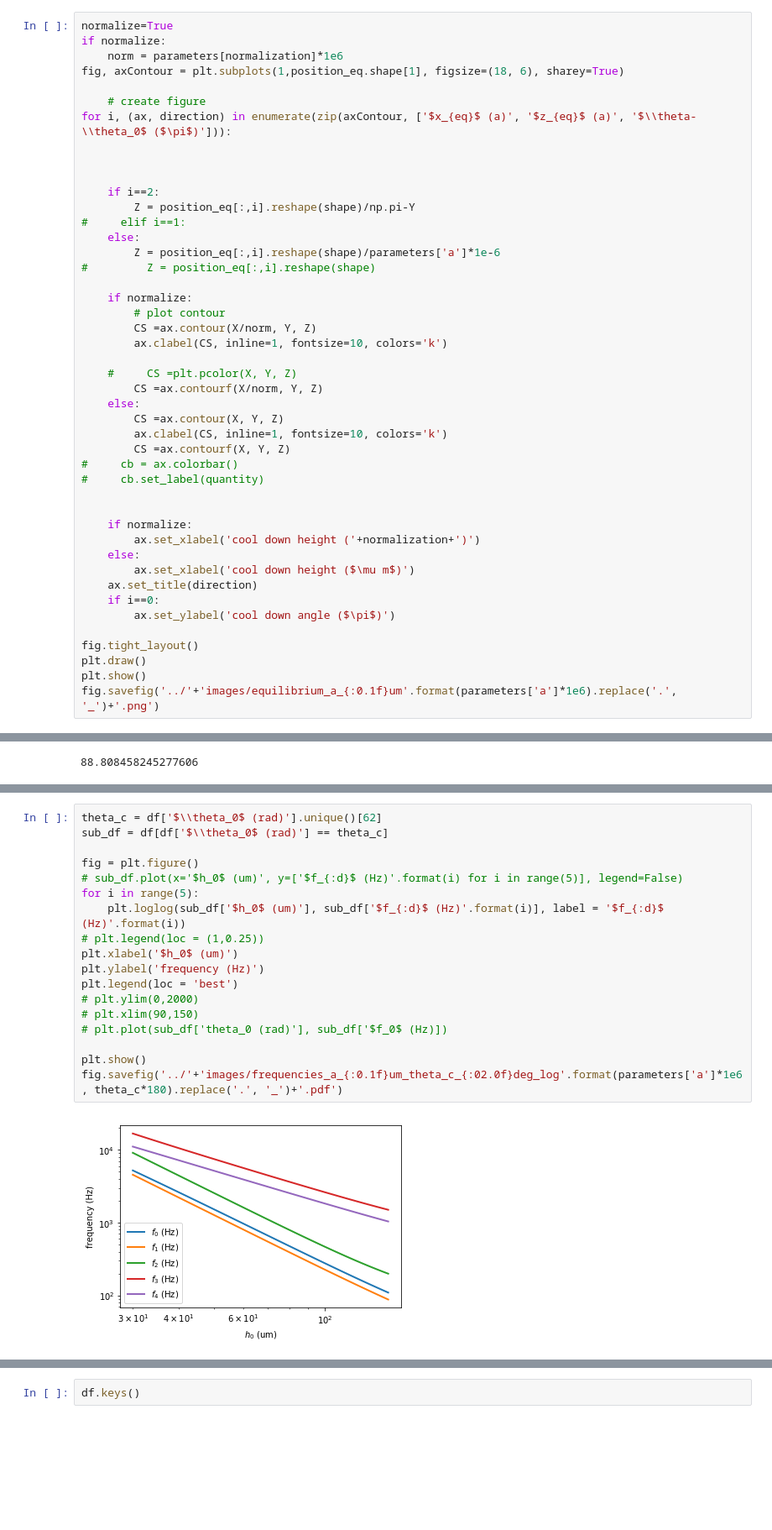
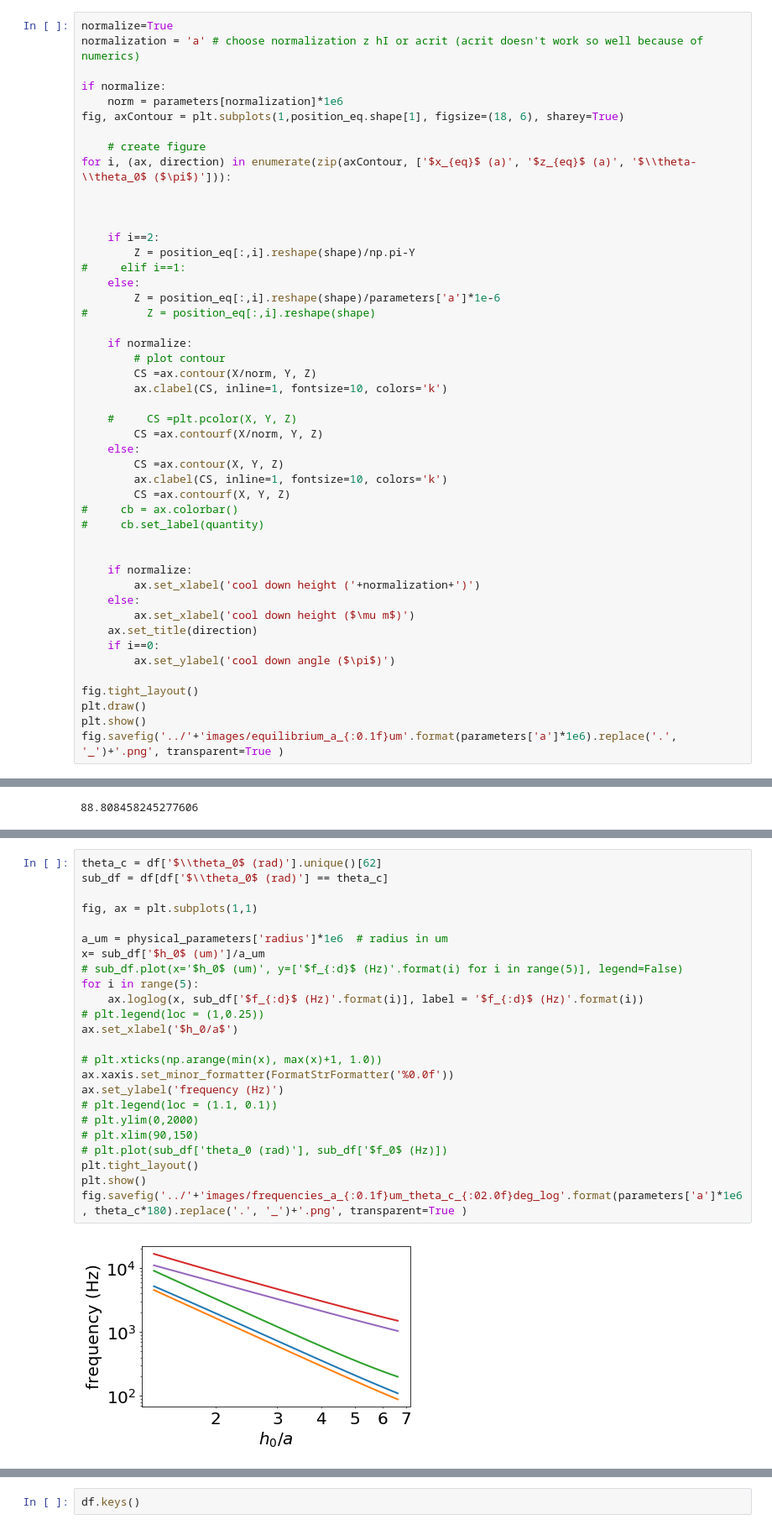
Before and after one commit to LISE-B26/frozen_dipole_model, a Jupyter notebook: notebooks/type_II_SC_find_frequencies.ipynb, the cells around one changed output, grey strips where cells are left out. Shown at 84% size. Drawn from its saved outputs; the diff is of its cells as text; blank space fills up the shorter version.

```diff
--- a/notebooks/type_II_SC_find_frequencies.ipynb
+++ b/notebooks/type_II_SC_find_frequencies.ipynb
@@ -187,5 +209,7 @@ plt.show()
 # %%
 normalize=True
+normalization = 'a' # choose normalization z hI or acrit (acrit doesn't work so well because of numerics)
+
 if normalize:
     norm = parameters[normalization]*1e6
 fig, axContour = plt.subplots(1,position_eq.shape[1], figsize=(18, 6), sharey=True)
@@ -228,5 +252,5 @@ for i, (ax, direction) in enumerate(zip(axContour, ['$x_{eq}$ (a)', '$z_{eq}$ (a
 fig.tight_layout()
 plt.draw()
 plt.show()
-fig.savefig('../'+'images/equilibrium_a_{:0.1f}um'.format(parameters['a']*1e6).replace('.', '_')+'.png')
+fig.savefig('../'+'images/equilibrium_a_{:0.1f}um'.format(parameters['a']*1e6).replace('.', '_')+'.png', transparent=True )
 # %% [output]
@@ -291,20 +373,26 @@ fig.savefig('../'+'images/frequencies_a_{:0.1f}um_theta_c_{:02.0f}deg'.format(pa
 # %%
 theta_c = df['$\\theta_0$ (rad)'].unique()[62]
 sub_df = df[df['$\\theta_0$ (rad)'] == theta_c]
 
-fig = plt.figure()
+fig, ax = plt.subplots(1,1)
+
+a_um = physical_parameters['radius']*1e6  # radius in um
+x= sub_df['$h_0$ (um)']/a_um
 # sub_df.plot(x='$h_0$ (um)', y=['$f_{:d}$ (Hz)'.format(i) for i in range(5)], legend=False)
 for i in range(5):
-    plt.loglog(sub_df['$h_0$ (um)'], sub_df['$f_{:d}$ (Hz)'.format(i)], label = '$f_{:d}$ (Hz)'.format(i))
+    ax.loglog(x, sub_df['$f_{:d}$ (Hz)'.format(i)], label = '$f_{:d}$ (Hz)'.format(i))
 # plt.legend(loc = (1,0.25))
-plt.xlabel('$h_0$ (um)')
-plt.ylabel('frequency (Hz)')
-plt.legend(loc = 'best')
+ax.set_xlabel('$h_0/a$')
+
+# plt.xticks(np.arange(min(x), max(x)+1, 1.0))
+ax.xaxis.set_minor_formatter(FormatStrFormatter('%0.0f'))
+ax.set_ylabel('frequency (Hz)')
+# plt.legend(loc = (1.1, 0.1))
 # plt.ylim(0,2000)
 # plt.xlim(90,150)
 # plt.plot(sub_df['theta_0 (rad)'], sub_df['$f_0$ (Hz)])
-
+plt.tight_layout()
 plt.show()
-fig.savefig('../'+'images/frequencies_a_{:0.1f}um_theta_c_{:02.0f}deg_log'.format(parameters['a']*1e6, theta_c*180).replace('.', '_')+'.pdf')
+fig.savefig('../'+'images/frequencies_a_{:0.1f}um_theta_c_{:02.0f}deg_log'.format(parameters['a']*1e6, theta_c*180).replace('.', '_')+'.png', transparent=True )
 # %% [output]
-[figure, old version]
+[figure, new version]
```
Also changed, not shown: parts of 38 cells of this notebook, 2 other files.
